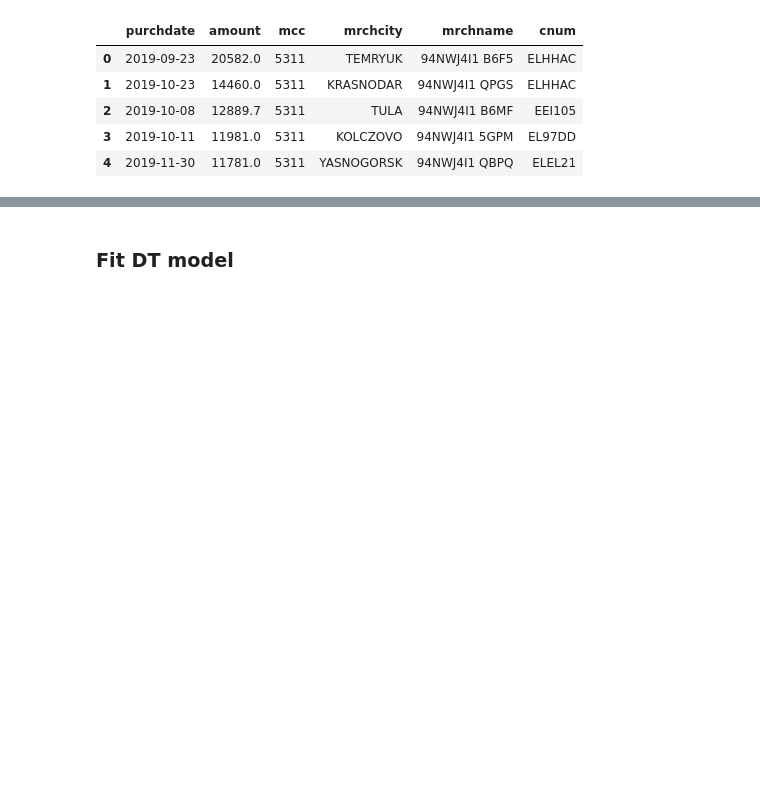
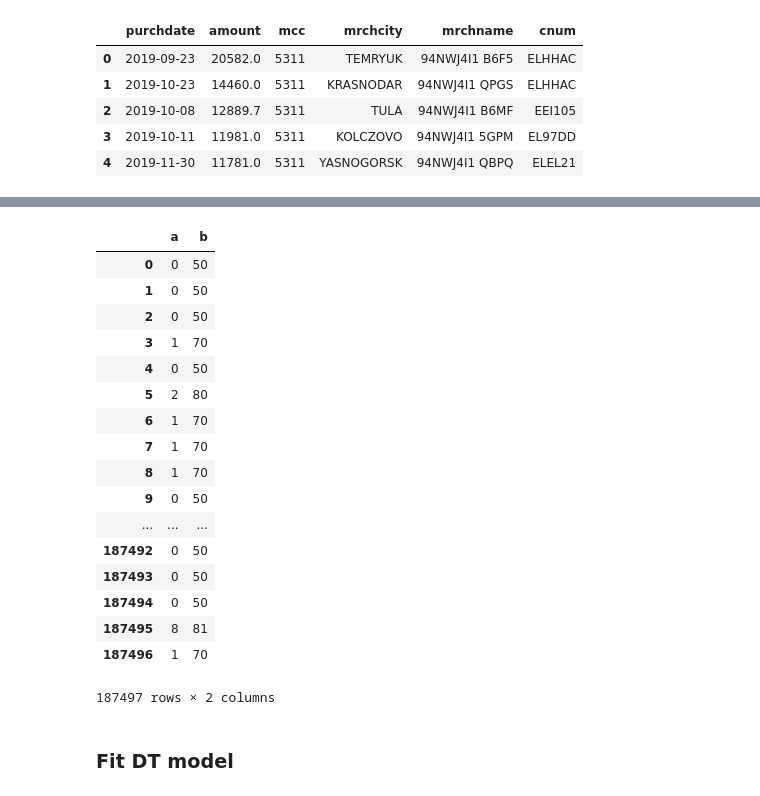
Before and after one commit to paradisensei/raif-hack, a Jupyter notebook: FP segments.ipynb, the cells around one changed output, grey strips where cells are left out. Cells and saved outputs as stored; diff of their text form; code cells hidden in the pictures; blank space fills up the shorter version.

```diff
--- a/FP segments.ipynb
+++ b/FP segments.ipynb
@@ -90,6 +90,27 @@ client_info.head()
 | 2 | 0CCFDD | 2604.6 | 2 | 1302.3 | 50 | M | 54 | married | R | ... |
 | 3 | 0CCFFD | 497.0 | 1 | 497.0 | 70 | M | 34 | married | R | ... |
 | 4 | 0CCFXY | 55.0 | 1 | 55.0 | 50 | M | 59 | married | R | ... |
+# %%
+pd.DataFrame({'a':client_info['code_cat'],'b':client_info['categorycode']})
+# %% [output]
+|  | a | b |
+| 0 | 0 | 50 |
+| 1 | 0 | 50 |
+| 2 | 0 | 50 |
+| 3 | 1 | 70 |
+| 4 | 0 | 50 |
+| 5 | 2 | 80 |
+| 6 | 1 | 70 |
+| 7 | 1 | 70 |
+| 8 | 1 | 70 |
+| 9 | 0 | 50 |
+| ... | ... | ... |
+| 187492 | 0 | 50 |
+| 187493 | 0 | 50 |
+| 187494 | 0 | 50 |
+| 187495 | 8 | 81 |
+| 187496 | 1 | 70 |
+187497 rows × 2 columns
 # %% [markdown]
 ### Fit DT model
 # %%
```
Also changed, not shown: 1 other file.
